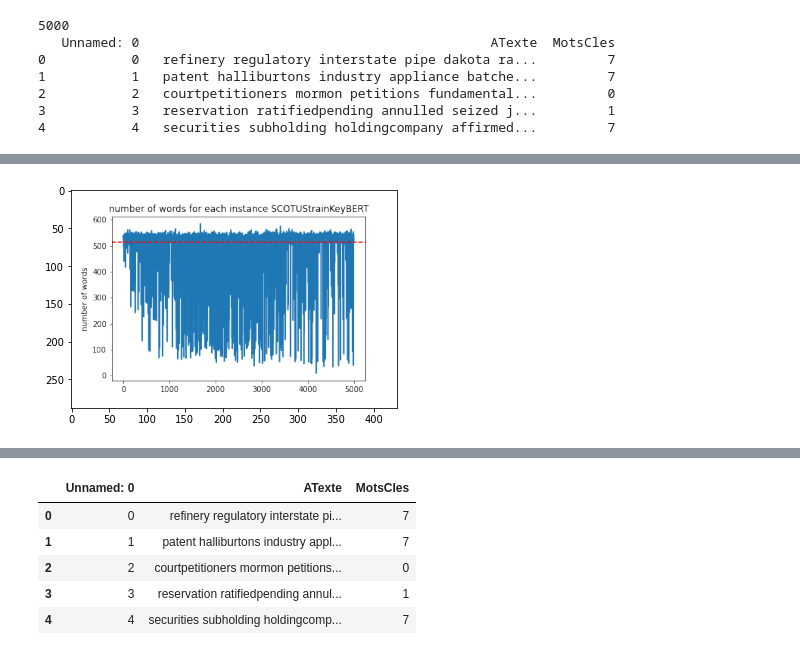
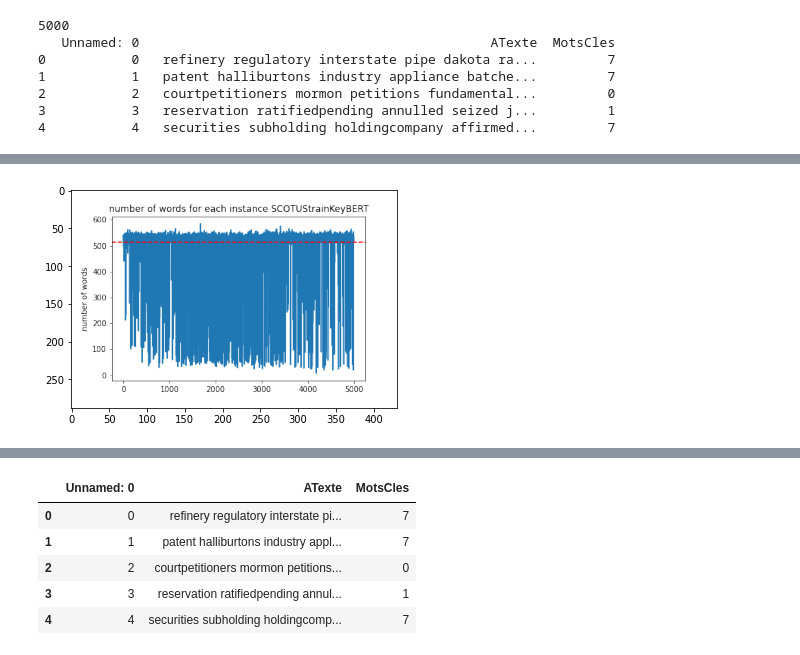
Before and after one commit to hatemamine/FSL-and-ExSummarization-for-Legal-lengthy-Text-classification, a Jupyter notebook: lexgluescotusgeneratedatasetfortrainingsiamesebert.ipynb, the cells around one changed output, grey strips where cells are left out. Cells and saved outputs as stored; diff of their text form; code cells hidden in the pictures.

Commit message:
Kaggle Notebook | Ledgar&ScotusGenerDatasetForTrainSiameseBERT | Version 8

```diff
--- a/lexgluescotusgeneratedatasetfortrainingsiamesebert.ipynb
+++ b/lexgluescotusgeneratedatasetfortrainingsiamesebert.ipynb
@@ -20,10 +47,10 @@ print(df.head())
 # %%
 import matplotlib.pyplot as plt
 import matplotlib.image as mpimg
-plt.imshow(mpimg.imread('../input/output-preprocessscotus-with-keybert/SCOTUStrainKeyBERT.png'))
+plt.imshow(mpimg.imread('/kaggle/input/v2-scotuslexglue-preprocesslongtextwithkeybert/SCOTUStrainKeyBERT.png'))
 plt.show()
 # %% [output]
-[figure, old version]
+[figure, new version]
 # %%
 import matplotlib
 import seaborn as sb
```
Also changed, not shown: parts of 14 cells of this notebook.
